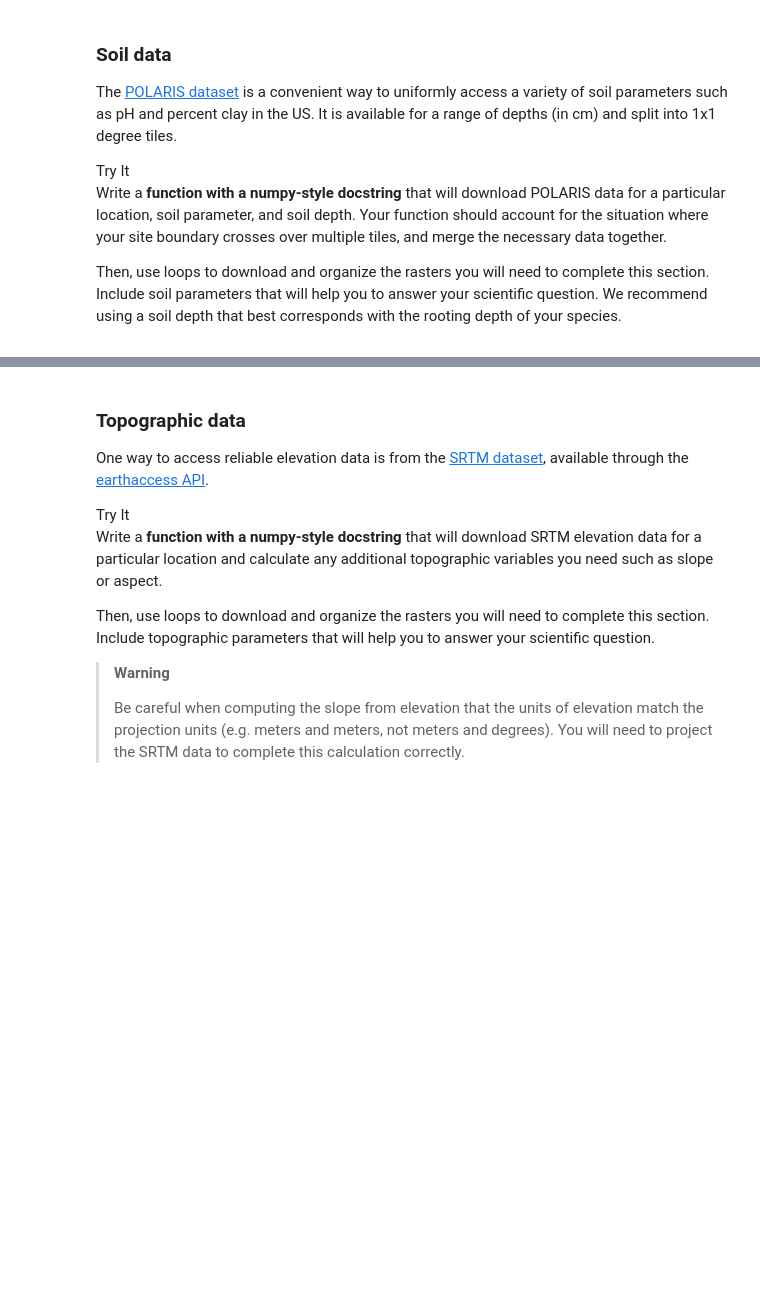
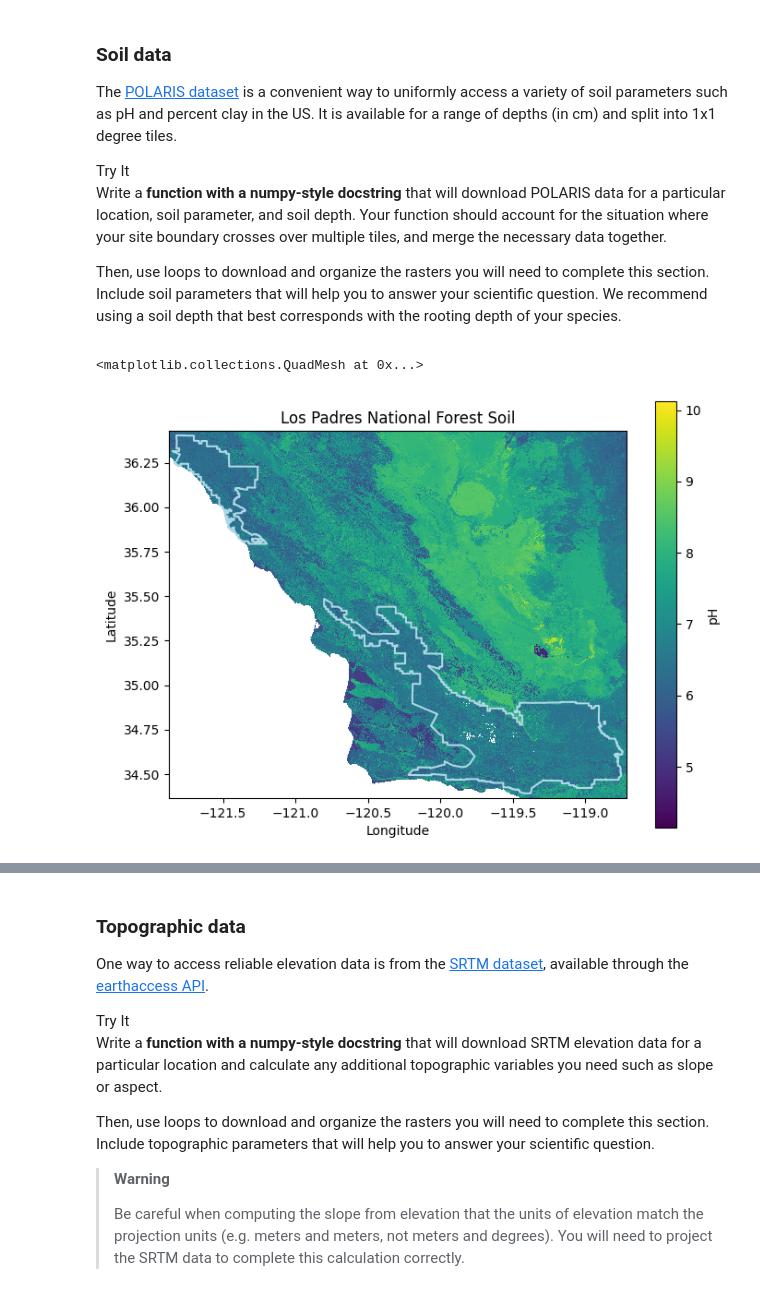
Before and after one commit to earthlab-education/habitat-suitability-lauren-alexandra, a Jupyter notebook: climate.ipynb, the cells around one changed output, grey strips where cells are left out. Saved outputs shown, nothing was run; the diff lists cells and outputs as text; code cells hidden in the pictures; blank space fills up the shorter version.

Commit message:
download polaris

```diff
--- a/climate.ipynb
+++ b/climate.ipynb
@@ -459,0 +534,29 @@ best corresponds with the rooting depth of your species.</p></div></div>
+# %%
+# Set site parameters
+
+soil_prop = 'ph'
+soil_prop_stat = 'mean'
+# cm (the minimum depth for blue oaks is 1-2 ft)
+soil_depth = '30_60'
+
+# Download soil data
+
+eldorado_soil_da = download_polaris(soil_prop, soil_prop_stat, soil_depth,
+                 eldorado_gdf.total_bounds, 'eldorado_soil_ph')
+
+los_padres_soil_da = download_polaris(soil_prop, soil_prop_stat, soil_depth,
+                 los_padres_gdf.total_bounds, 'los_padres_soil_ph')
+# %%
+# Plot Los Padres soils
+
+los_padres_soil_plt = plot_site(
+    los_padres_soil_da, los_padres_gdf,
+    'Los-Padres-National-Forest-Soil',
+    'Los Padres National Forest Soil',
+    'pH', 'viridis', 'lightblue'
+)
+
+los_padres_soil_plt
+# %% [output]
+<matplotlib.collections.QuadMesh at 0x...>
+[figure, added]
```
Also changed, not shown: parts of 3 cells of this notebook, 2 other files.
